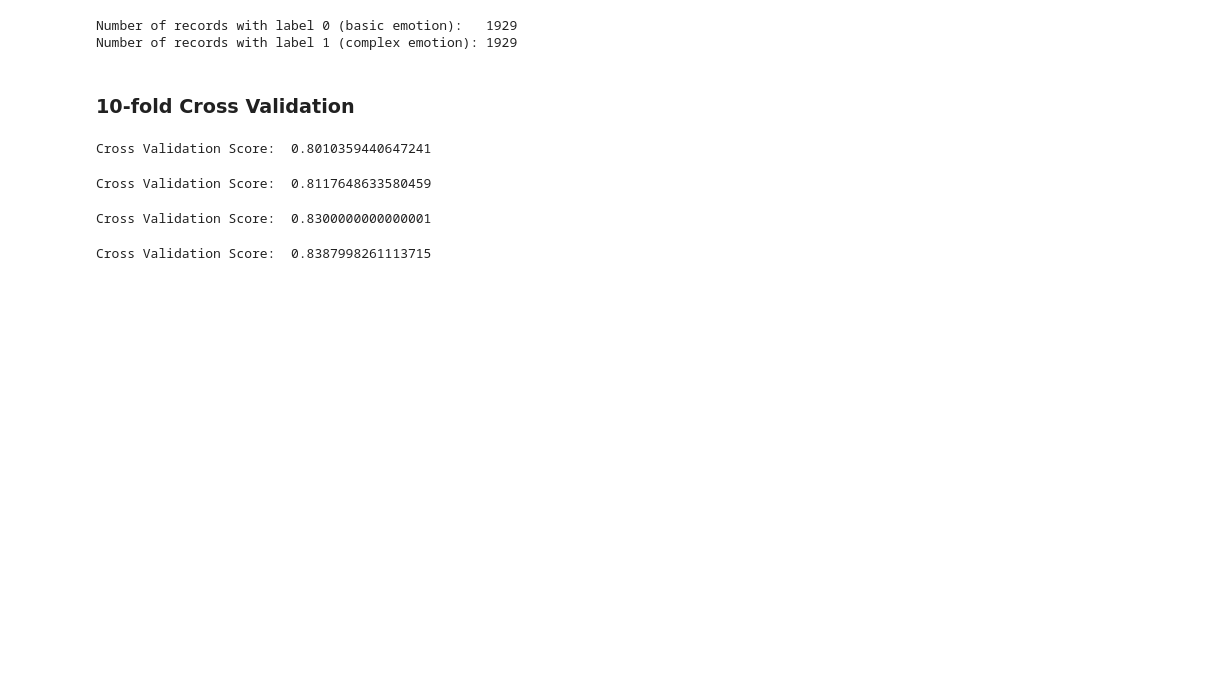
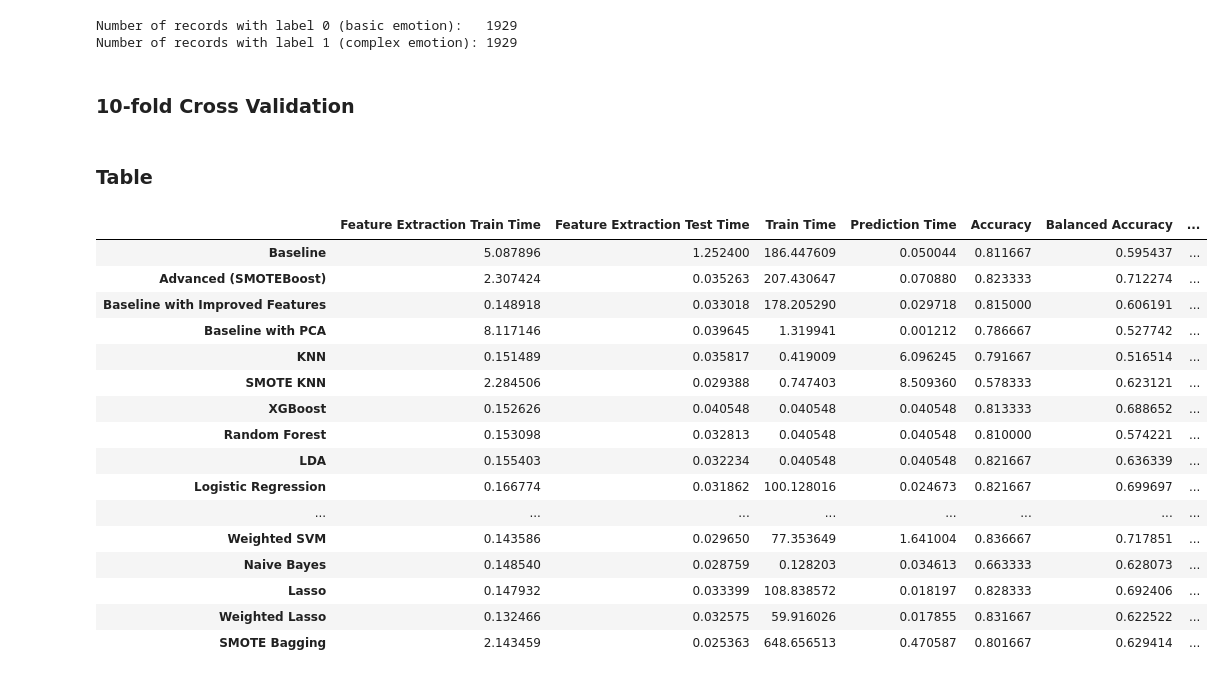
Before and after one commit to TZstatsADS/Fall2020-Project3-group4, a Jupyter notebook: doc/main.ipynb, the cells around one changed output. Cells and saved outputs as stored; diff of their text form; code cells hidden in the pictures; blank space fills up the shorter version.

Commit message:
create table

```diff
--- a/doc/main.ipynb
+++ b/doc/main.ipynb
@@ -259,0 +262,3 @@ Call the train model and test model from library.
+# %%
+model_results_df = pd.DataFrame(columns=['Feature Extraction Train Time','Feature Extraction Test Time',
+                                         'Train Time','Prediction Time','Accuracy','Balanced Accuracy','AUC'])
@@ -1225,22 +1737,43 @@ AUC: 0.819247
 # %%
 if run_bagging_smote == True:
 
+    tm_feature_train = np.nan
+    start = time.time()
+    dat_train = feature_improved(fiducial_pt_list, train_idx, info)
+    feature_train = dat_train.loc[:, dat_train.columns != 'labels']
+    label_train = dat_train['labels']
     over = SMOTE(sampling_strategy='auto')
     under = RandomUnderSampler(sampling_strategy='auto')
     sm = Pipeline(steps = [('o', over), ('u', under)])
     feature_train_sm, label_train_sm = sm.fit_resample(feature_train,label_train)
+    end = time.time()
+    tm_feature_train = end-start
+
+    tm_feature_test = np.nan
+    start = time.time()
+    dat_test = feature_improved(fiducial_pt_list, test_idx, info)
+    feature_test = dat_test.loc[:, dat_test.columns != 'labels']
+    label_test = dat_test['labels']
+    end = time.time()
+    tm_feature_test = end-start
+
 
     start_time=time.time()
-
     bagging_smote = BaggingClassifier(n_estimators = 100)
     bagging_smote.fit(feature_train_sm, label_train_sm)
+    train_time = time.time()-start_time
     print('Training time: {:4f} seconds'.format(time.time()-start_time))
 
     start_time = time.time()
     test_preds = bagging_smote.predict(feature_test)
+    prediction_time = time.time()-start_time
     print('Prediction time: {:4f} seconds'.format(time.time()-start_time))
 
     classification_error = np.mean(np.array(test_preds) != np.array(label_test))
+    accuracy = 1-classification_error
+    balanced_accuracy = balanced_accuracy_score(label_test,test_preds)
+    test_probs = bagging_smote.predict_proba(feature_test)[:,1]
+    auc = roc_auc_score(label_test,test_probs)
 
     print('\nClassification Error: {:4f}'.format(classification_error))
     print('Accuracy: {:4f}\n'.format(1-classification_error))
@@ -1250,7 +1783,15 @@ if run_bagging_smote == True:
     print('Confusion Matrix:\n')
     print(confusion_matrix(label_test,test_preds))
 
-    test_probs = bagging_smote.predict_proba(feature_test)[:,1]
     #Note: AUC is a better metric than accuracy because of imbalanced classes
     print('\nAUC: {:4f}'.format(roc_auc_score(label_test,test_probs)))
+
+    row = pd.Series({'Feature Extraction Train Time':tm_feature_train,
+        'Feature Extraction Test Time':tm_feature_test,
+        'Train Time':train_time,
+        'Prediction Time':prediction_time,
+        'Accuracy':accuracy,
+        'AUC':auc,
+        'Balanced Accuracy':balanced_accuracy},name='SMOTE Bagging')
+    model_results_df = model_results_df.append(row)
 # %% [output]
@@ -1283,28 +1824,42 @@ Number of records with label 1 (complex emotion): 1929
 ### 10-fold Cross Validation
 # %%
 # weighted lasso
-print("Cross Validation Score: ", np.mean(cross_val_score(lasso_w, feature_train, label_train, cv=10, scoring='roc_auc')))
+#print("Cross Validation Score: ", np.mean(cross_val_score(lasso_w, feature_train, label_train, cv=10, scoring='roc_auc')))
 # output:0.8445833333333332
 # roc_auc output:0.8010359440647241
-# %% [output]
-Cross Validation Score:  0.8010359440647241
 # %%
 # weighted svm
-print("Cross Validation Score: ", np.mean(cross_val_score(svm, feature_train, label_train, cv=10, scoring='roc_auc')))
+#print("Cross Validation Score: ", np.mean(cross_val_score(svm, feature_train, label_train, cv=10, scoring='roc_auc')))
 # output:0.8195833333333333
 # roc_auc output:0.8117648633580459
-# %% [output]
-Cross Validation Score:  0.8117648633580459
 # %%
 # weighted Logistic
-print("Cross Validation Score: ", np.mean(cross_val_score(lr, feature_train, label_train, cv=10, scoring='roc_auc')))
+#print("Cross Validation Score: ", np.mean(cross_val_score(lr, feature_train, label_train, cv=10, scoring='roc_auc')))
 # output:0.8300000000000001
-# %% [output]
-Cross Validation Score:  0.8300000000000001
 # %%
 # XGBoost with SMOTE
-print("Cross Validation Score: ", np.mean(cross_val_score(xgb_sm, feature_train, label_train, cv=10, scoring='roc_auc')))
+#print("Cross Validation Score: ", np.mean(cross_val_score(xgb_sm, feature_train, label_train, cv=10, scoring='roc_auc')))
 # output:0.8300000000000001
 # roc_auc output:0.8387998261113715
-# %% [output]
-Cross Validation Score:  0.8387998261113715
+# %% [markdown]
+### Table
+# %%
+model_results_df
+# %% [output]
+|  | Feature Extraction Train Time | Feature Extraction Test Time | Train Time | Prediction Time | Accuracy | Balanced Accuracy | ... |
+| Baseline | 5.087896 | 1.252400 | 186.447609 | 0.050044 | 0.811667 | 0.595437 | ... |
+| Advanced (SMOTEBoost) | 2.307424 | 0.035263 | 207.430647 | 0.070880 | 0.823333 | 0.712274 | ... |
+| Baseline with Improved Features | 0.148918 | 0.033018 | 178.205290 | 0.029718 | 0.815000 | 0.606191 | ... |
+| Baseline with PCA | 8.117146 | 0.039645 | 1.319941 | 0.001212 | 0.786667 | 0.527742 | ... |
+| KNN | 0.151489 | 0.035817 | 0.419009 | 6.096245 | 0.791667 | 0.516514 | ... |
+| SMOTE KNN | 2.284506 | 0.029388 | 0.747403 | 8.509360 | 0.578333 | 0.623121 | ... |
+| XGBoost | 0.152626 | 0.040548 | 0.040548 | 0.040548 | 0.813333 | 0.688652 | ... |
+| Random Forest | 0.153098 | 0.032813 | 0.040548 | 0.040548 | 0.810000 | 0.574221 | ... |
+| LDA | 0.155403 | 0.032234 | 0.040548 | 0.040548 | 0.821667 | 0.636339 | ... |
+| Logistic Regression | 0.166774 | 0.031862 | 100.128016 | 0.024673 | 0.821667 | 0.699697 | ... |
+| ... | ... | ... | ... | ... | ... | ... | ... |
+| Weighted SVM | 0.143586 | 0.029650 | 77.353649 | 1.641004 | 0.836667 | 0.717851 | ... |
+| Naive Bayes | 0.148540 | 0.028759 | 0.128203 | 0.034613 | 0.663333 | 0.628073 | ... |
+| Lasso | 0.147932 | 0.033399 | 108.838572 | 0.018197 | 0.828333 | 0.692406 | ... |
+| Weighted Lasso | 0.132466 | 0.032575 | 59.916026 | 0.017855 | 0.831667 | 0.622522 | ... |
+| SMOTE Bagging | 2.143459 | 0.025363 | 648.656513 | 0.470587 | 0.801667 | 0.629414 | ... |
```
Also changed, not shown: parts of 43 cells of this notebook.
